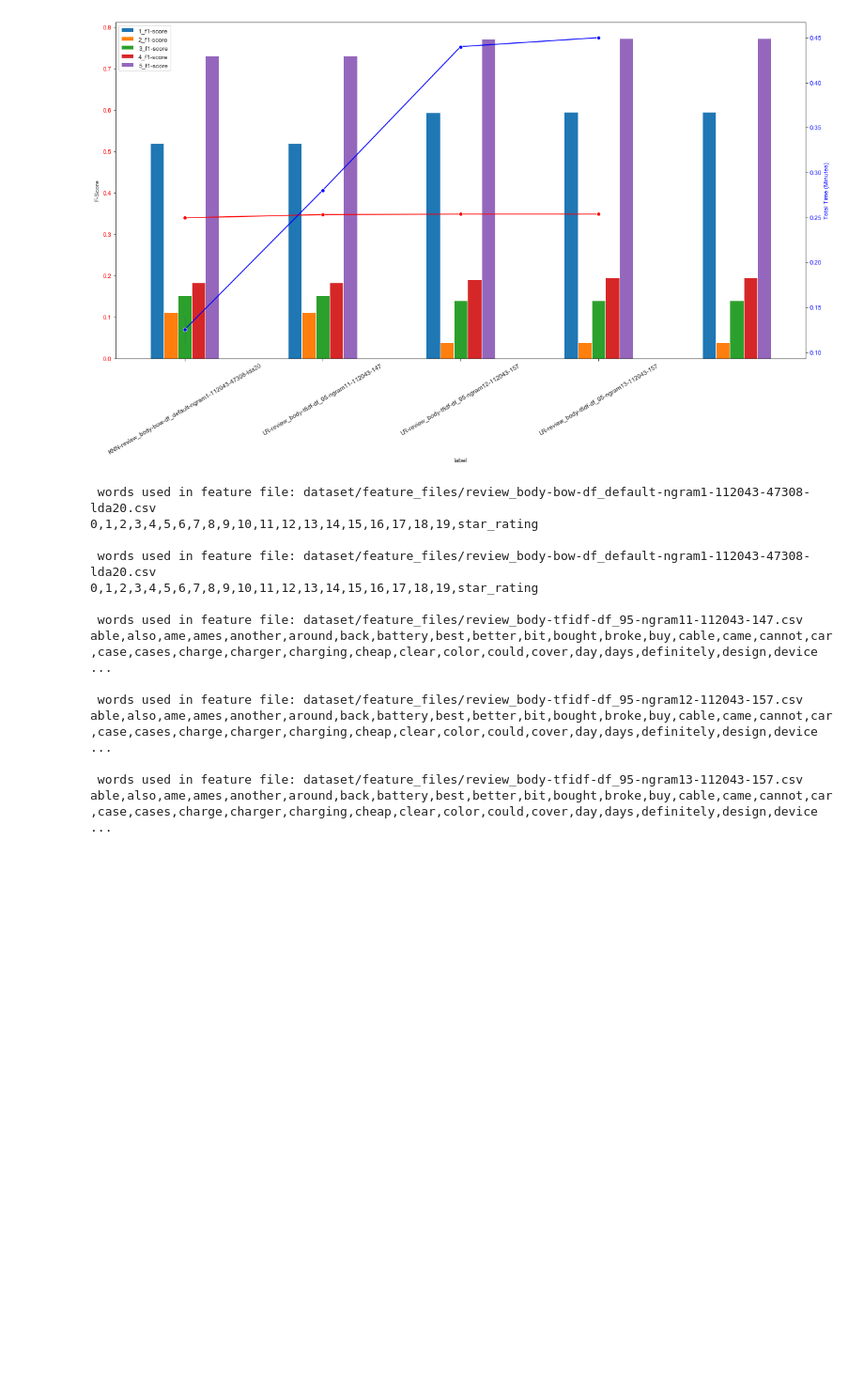
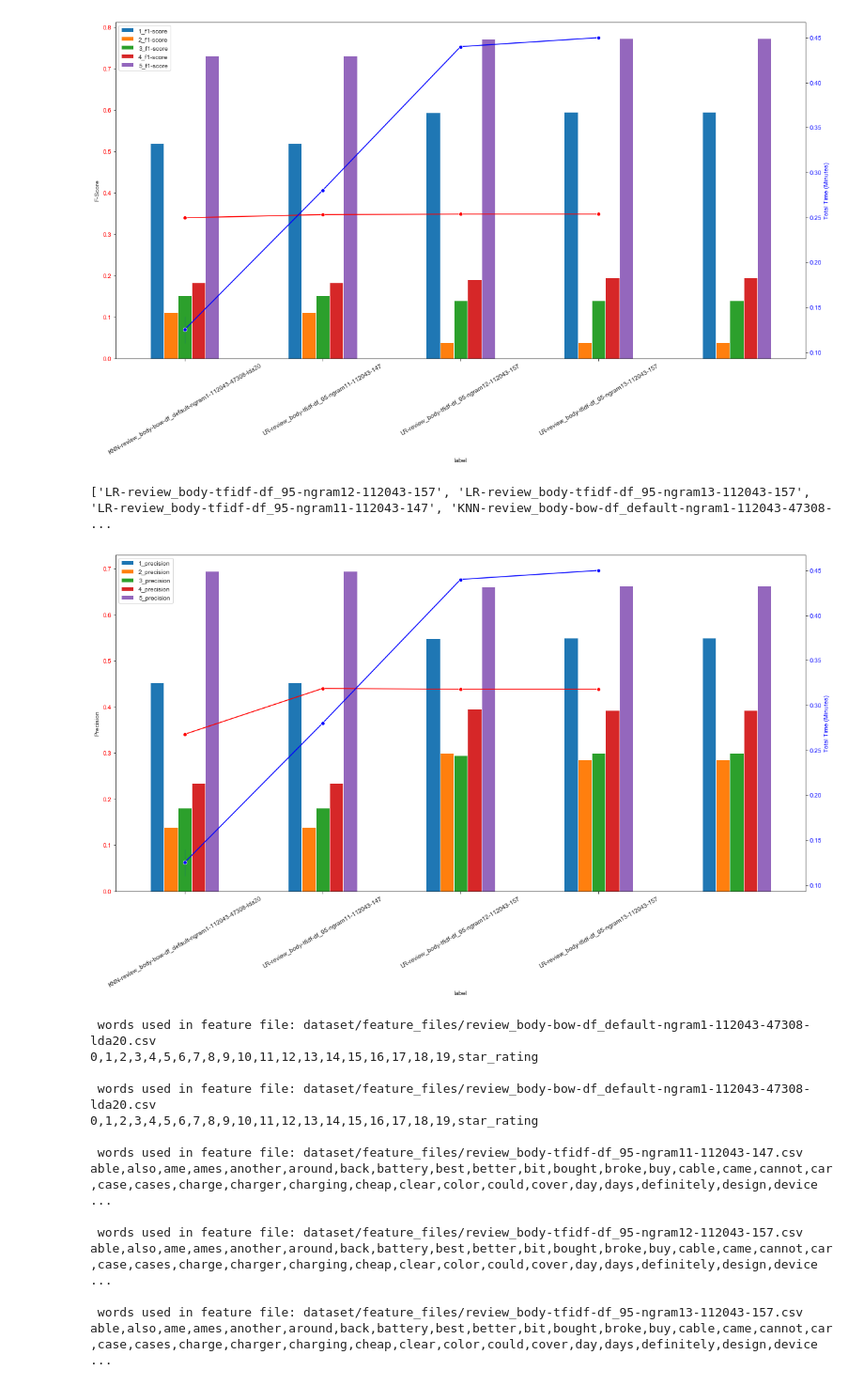
Before and after one commit to sv650s/sb-capstone, a Jupyter notebook: 2019-05-24-analyze_classification_results-112043.ipynb, the cells around one changed output. Shown at 94% size. Drawn from its saved outputs; the diff is of its cells as text; code cells hidden in the pictures; blank space fills up the shorter version.

```diff
--- a/2019-05-24-analyze_classification_results-112043.ipynb
+++ b/2019-05-24-analyze_classification_results-112043.ipynb
@@ -370,3 +443,20 @@ ax2.tick_params(axis='y', labelcolor="b")
 # %% [output]
 ['LR-review_body-tfidf-df_95-ngram12-112043-157', 'LR-review_body-tfidf-df_95-ngram13-112043-157', 'LR-review_body-tfidf-df_95-ngram11-112043-147', 'KNN-review_body-bow-df_default-ngram1-112043-47308- ...
 [figure]
+# %%
+f, a = plt.subplots(1, 1, figsize=(20, 10))
+largest_avg_f1[CLASS_PRECISION_COLS].set_index("label").plot(kind='bar', ax=a)
+sns.lineplot(data=largest_avg_f1, y="macro avg_precision", x="label", ax=a, color="r", marker="o")
+# a[0].get_xaxis().set_visible(False)
+a.set_ylabel("Precision")
+a.tick_params(axis='y', labelcolor="r")
+print(largest_labels)
+a.set_xticklabels(labels=largest_labels, rotation=30)
+
+ax2 = a.twinx()
+sns.lineplot(data=largest_avg_f1, y="total_time_min", x="label", ax=ax2, color="b", marker="o", linestyle="-")
+ax2.set_ylabel("Total Time (Minutes)", color="b")
+ax2.tick_params(axis='y', labelcolor="b")
+# %% [output]
+['LR-review_body-tfidf-df_95-ngram12-112043-157', 'LR-review_body-tfidf-df_95-ngram13-112043-157', 'LR-review_body-tfidf-df_95-ngram11-112043-147', 'KNN-review_body-bow-df_default-ngram1-112043-47308- ...
+[figure, added]
```
Also changed, not shown: parts of 8 cells of this notebook.
